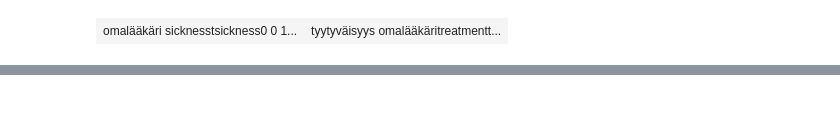
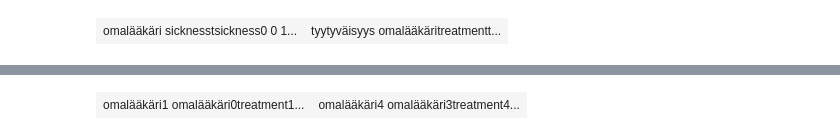
Before and after one commit to juropo/bayes-learning, a Jupyter notebook: hybrid_testing.ipynb, the cells around one changed output, grey strips where cells are left out. Saved outputs shown, nothing was run; the diff lists cells and outputs as text; code cells hidden in the pictures; blank space fills up the shorter version.

Commit message:
unrolled bn and rolled dbn

```diff
--- a/hybrid_testing.ipynb
+++ b/hybrid_testing.ipynb
@@ -102,7 +104,81 @@ gnb.sideBySide(merged.cpt("omalääkäri"), merged.cpt("tyytyväisyys"))
 [drawing not drawn]
 | omalääkäri sicknesstsickness0 0 1... | tyytyväisyys omalääkäritreatmentt... |
 # %%
+# extract from the learned BN
+marginals, joint = marginals_and_joint_from_pyagrum(
+    bn2,
+    ["sickness0", "sicknesst", "treatment0", "treatmentt",],
+)
+
+# Expert judgments
+cross_impacts = {
+    (0, 4): np.array([
+        [1, 1],
+        [1, 1],
+        [1, 1], # should probably find some sort of balance between these
+        [1, 1],
+        [1, 1],
+    ]),
+    (1, 5): np.array([
+        [1, 1],
+        [1, 1],
+        [1, 1],
+        [1, 1],
+        [1, 1],
+    ]),
+    (2, 4): np.array([
+        [1,1],
+        [1,1],
+        [1,1],
+        [1,1],
+    ]),
+    (3, 5):  np.array([
+        [1,1],
+        [1,1],
+        [1,1],
+        [1,1],
+    ]),
+    (4, 5): np.array([
+        [1,0],
+        [0,1],
+    ]),
+}
+
+for marginal in marginals:
+    print(marginal)
+
+factors = [
+    UncertaintyFactor("sickness0", 5, ()),
+    UncertaintyFactor("sicknesst", 5, (0,)),
+    UncertaintyFactor("treatment0", 4, ()),
+    UncertaintyFactor("treatmentt", 4, (2,)),
+    UncertaintyFactor("omalääkäri0", 2, (0, 2,)),
+    UncertaintyFactor("omalääkärit", 2, (1, 3, 4,)),
+]
+marginal_omalaakari0 = np.array([0.45, 0.55])
+marginal_omalaakarit = np.array([0.55, 0.45])
+
+# new bn
+network = CrossImpactNetwork(
+    factors=factors,
+    marginals=[
+        marginals[0],
+        marginals[1],
+        marginals[2],
+        marginals[3],
+        marginal_omalaakari0,
+        marginal_omalaakarit,
+    ],
+    cross_impacts=cross_impacts,
+)
+
+# attach new bn to old bn
+built=build_network(network, mode="exact", initial_joint=joint)
+merged=graft_onto_pyagrum(bn2, built, n_given=4)
+
 T = 5
-dmerged = gdyn.unroll2TBN(merged, T) # Is the issue here that we can't put these non-dbn nodes downstream?
+dmerged = gdyn.unroll2TBN(merged, T)
 gdyn.showTimeSlices(dmerged, size="10")
+
+gnb.sideBySide(dmerged.cpt("omalääkäri1"), dmerged.cpt("omalääkäri4"))
 # %% [output]
@@ -112,0 +190 @@ IndexError: Shape of '[[[0.44920691 0.55079309]
+| omalääkäri1 omalääkäri0treatment1... | omalääkäri4 omalääkäri3treatment4... |
```
Also changed, not shown: parts of 2 cells of this notebook.
